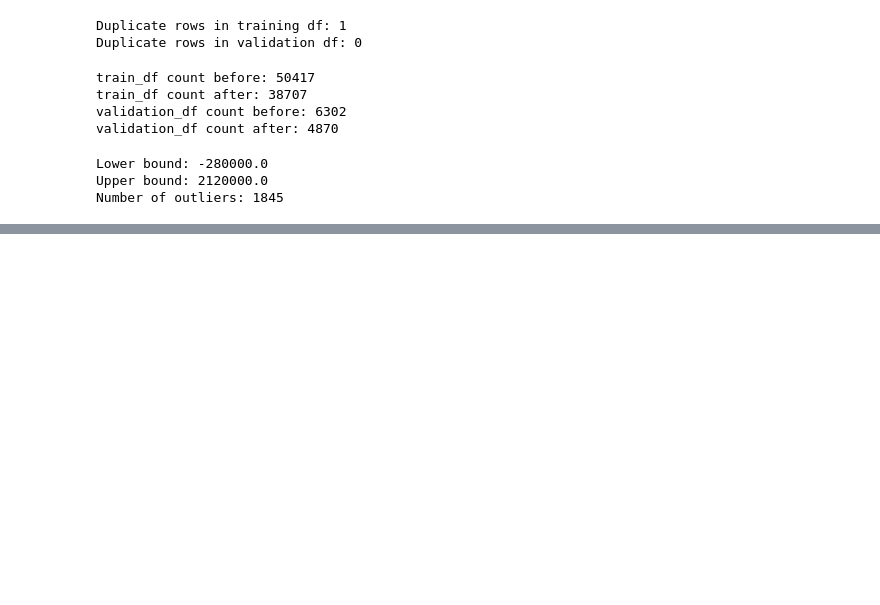
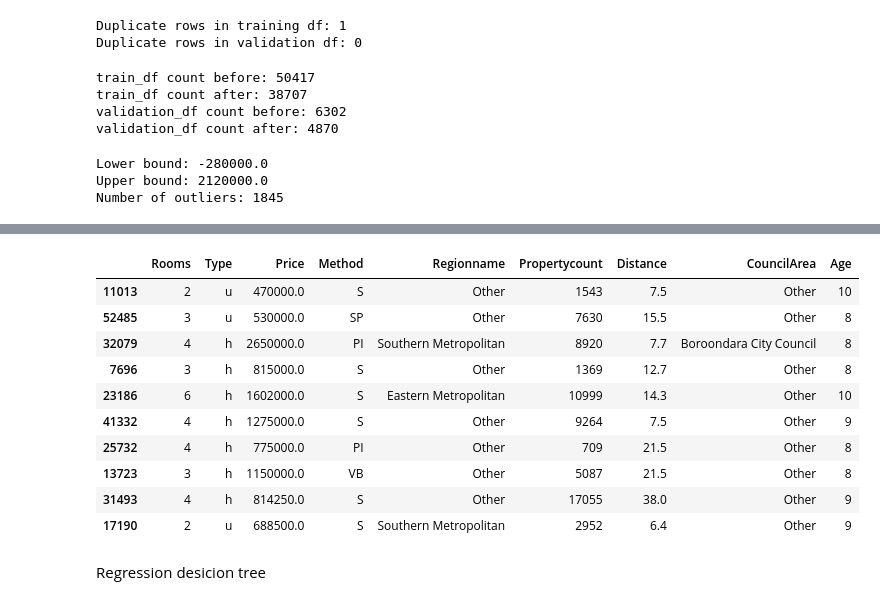
Before and after one commit to Dennnnnnnnnn/Machine-Learning-1, a Jupyter notebook: Lab2/Lab2.ipynb, the cells around one changed output, grey strips where cells are left out. Drawn from its saved outputs; the diff is of its cells as text; code cells hidden in the pictures; blank space fills up the shorter version.

```diff
--- a/Lab2/Lab2.ipynb
+++ b/Lab2/Lab2.ipynb
@@ -109,0 +237,16 @@ Number of outliers: 1845
+# %%
+train_df.head(10)
+# %% [output]
+|  | Rooms | Type | Price | Method | Regionname | Propertycount | Distance | CouncilArea | Age |
+| 11013 | 2 | u | 470000.0 | S | Other | 1543 | 7.5 | Other | 10 |
+| 52485 | 3 | u | 530000.0 | SP | Other | 7630 | 15.5 | Other | 8 |
+| 32079 | 4 | h | 2650000.0 | PI | Southern Metropolitan | 8920 | 7.7 | Boroondara City Council | 8 |
+| 7696 | 3 | h | 815000.0 | S | Other | 1369 | 12.7 | Other | 8 |
+| 23186 | 6 | h | 1602000.0 | S | Eastern Metropolitan | 10999 | 14.3 | Other | 10 |
+| 41332 | 4 | h | 1275000.0 | S | Other | 9264 | 7.5 | Other | 9 |
+| 25732 | 4 | h | 775000.0 | PI | Other | 709 | 21.5 | Other | 8 |
+| 13723 | 3 | h | 1150000.0 | VB | Other | 5087 | 21.5 | Other | 8 |
+| 31493 | 4 | h | 814250.0 | S | Other | 17055 | 38.0 | Other | 9 |
+| 17190 | 2 | u | 688500.0 | S | Southern Metropolitan | 2952 | 6.4 | Other | 9 |
+# %% [markdown]
+Regression desicion tree
```
Also changed, not shown: parts of 20 cells of this notebook, 1 other file.
